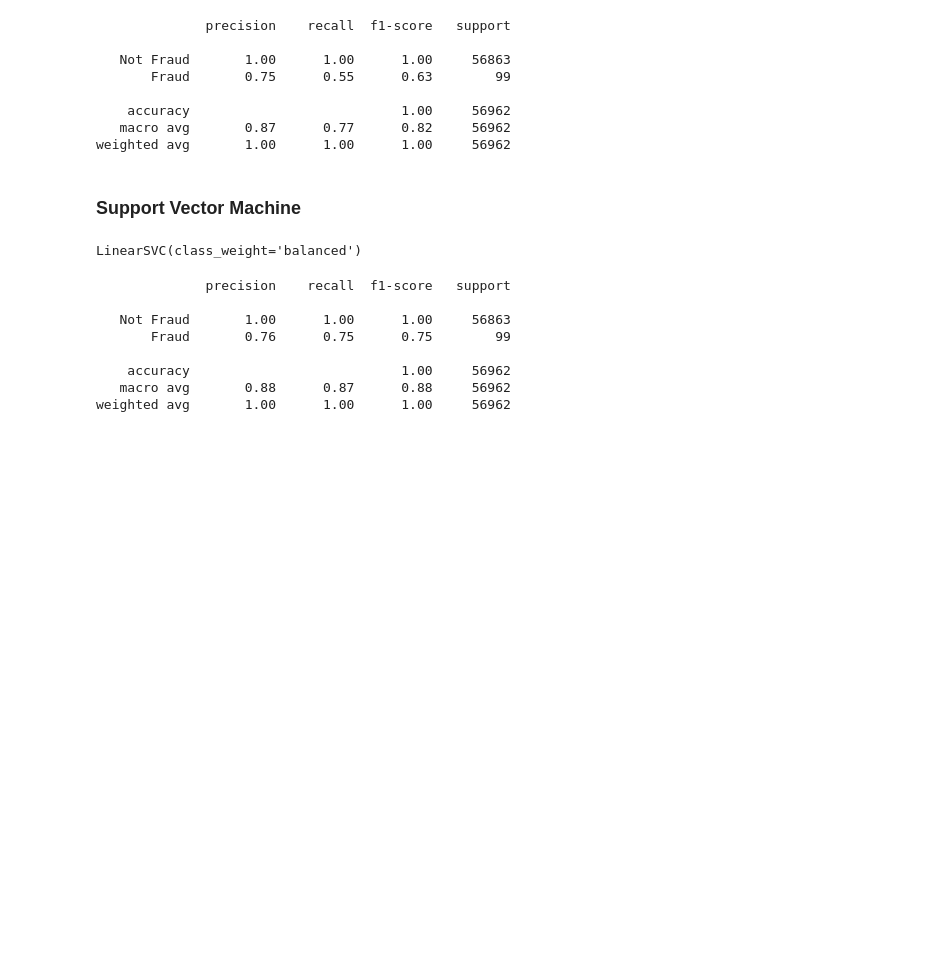
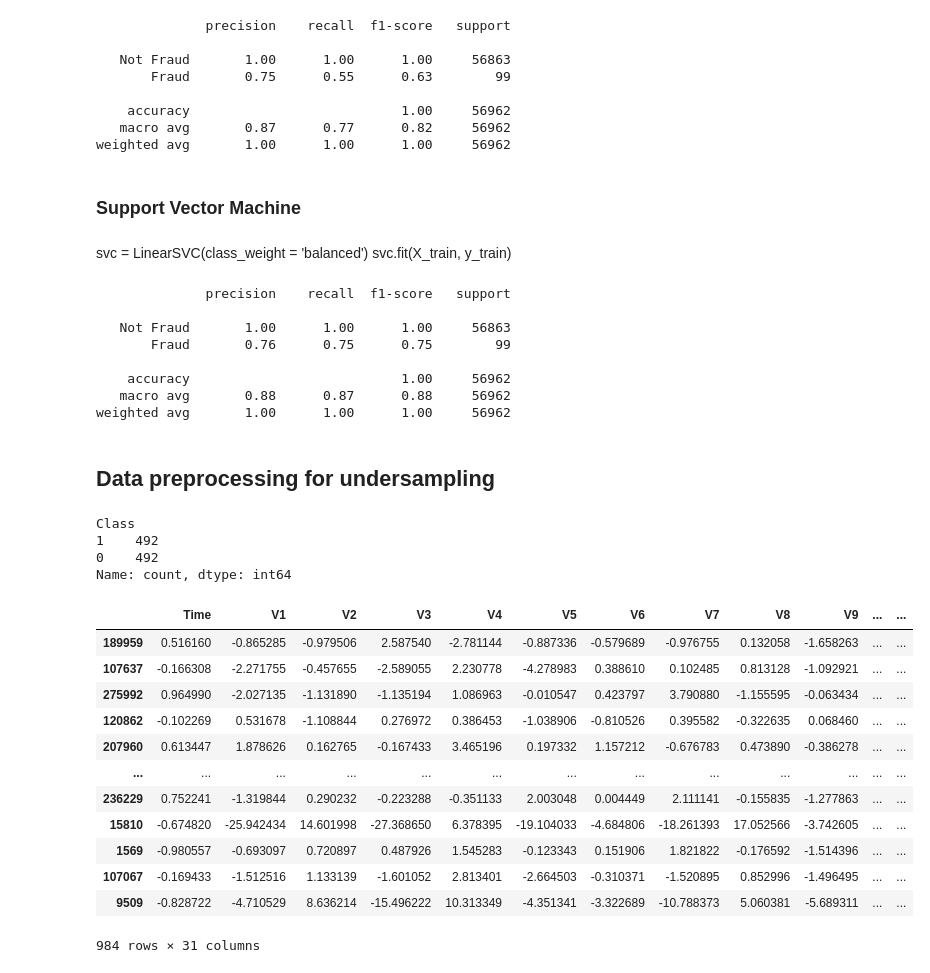
Before and after one commit to ErikBusk/CreditCardTransactionsAnalysis, a Jupyter notebook: Credit Card Transactions Fraud Detection.ipynb, the cells around one changed output. Drawn from its saved outputs; the diff is of its cells as text; code cells hidden in the pictures; blank space fills up the shorter version.

Commit message:
Added undersampling in data preprocessing

```diff
--- a/Credit Card Transactions Fraud Detection.ipynb
+++ b/Credit Card Transactions Fraud Detection.ipynb
@@ -374,11 +374,9 @@ print(classification_report(y_val, gbc.predict(X_val), target_names = ['Not Frau
 weighted avg       1.00      1.00      1.00     56962
 # %% [markdown]
 ### Support Vector Machine
-# %%
-svc = LinearSVC(class_weight = 'balanced')
-svc.fit(X_train, y_train)
-# %% [output]
-LinearSVC(class_weight='balanced')
+# %% [markdown]
+svc = LinearSVC(class_weight = 'balanced')
+svc.fit(X_train, y_train)
 # %%
 print(classification_report(y_val, svc.predict(X_val), target_names = ['Not Fraud', 'Fraud']))
 # %% [output]
@@ -390,3 +388,33 @@ print(classification_report(y_val, svc.predict(X_val), target_names = ['Not Frau
     accuracy                           1.00     56962
    macro avg       0.88      0.87      0.88     56962
 weighted avg       1.00      1.00      1.00     56962
+# %% [markdown]
+## Data preprocessing for undersampling
+# %%
+# Create a new dataframe for a dataset where the number of fraud and non-fraud examples are balanced
+frauds = df.query('Class == 1')
+not_frauds = df.query('Class == 0')
+balanced_df = pd.concat([frauds, not_frauds.sample(len(frauds), random_state=1)])
+print(balanced_df['Class'].value_counts())
+# %% [output]
+Class
+1    492
+0    492
+Name: count, dtype: int64
+# %%
+balanced_df = balanced_df.sample(frac = 1, random_state=1)
+balanced_df
+# %% [output]
+|  | Time | V1 | V2 | V3 | V4 | V5 | V6 | V7 | V8 | V9 | ... | ... |
+| 189959 | 0.516160 | -0.865285 | -0.979506 | 2.587540 | -2.781144 | -0.887336 | -0.579689 | -0.976755 | 0.132058 | -1.658263 | ... | ... |
+| 107637 | -0.166308 | -2.271755 | -0.457655 | -2.589055 | 2.230778 | -4.278983 | 0.388610 | 0.102485 | 0.813128 | -1.092921 | ... | ... |
+| 275992 | 0.964990 | -2.027135 | -1.131890 | -1.135194 | 1.086963 | -0.010547 | 0.423797 | 3.790880 | -1.155595 | -0.063434 | ... | ... |
+| 120862 | -0.102269 | 0.531678 | -1.108844 | 0.276972 | 0.386453 | -1.038906 | -0.810526 | 0.395582 | -0.322635 | 0.068460 | ... | ... |
+| 207960 | 0.613447 | 1.878626 | 0.162765 | -0.167433 | 3.465196 | 0.197332 | 1.157212 | -0.676783 | 0.473890 | -0.386278 | ... | ... |
+| ... | ... | ... | ... | ... | ... | ... | ... | ... | ... | ... | ... | ... |
+| 236229 | 0.752241 | -1.319844 | 0.290232 | -0.223288 | -0.351133 | 2.003048 | 0.004449 | 2.111141 | -0.155835 | -1.277863 | ... | ... |
+| 15810 | -0.674820 | -25.942434 | 14.601998 | -27.368650 | 6.378395 | -19.104033 | -4.684806 | -18.261393 | 17.052566 | -3.742605 | ... | ... |
+| 1569 | -0.980557 | -0.693097 | 0.720897 | 0.487926 | 1.545283 | -0.123343 | 0.151906 | 1.821822 | -0.176592 | -1.514396 | ... | ... |
+| 107067 | -0.169433 | -1.512516 | 1.133139 | -1.601052 | 2.813401 | -2.664503 | -0.310371 | -1.520895 | 0.852996 | -1.496495 | ... | ... |
+| 9509 | -0.828722 | -4.710529 | 8.636214 | -15.496222 | 10.313349 | -4.351341 | -3.322689 | -10.788373 | 5.060381 | -5.689311 | ... | ... |
+984 rows × 31 columns
```
Also changed, not shown: parts of 1 cell of this notebook.
